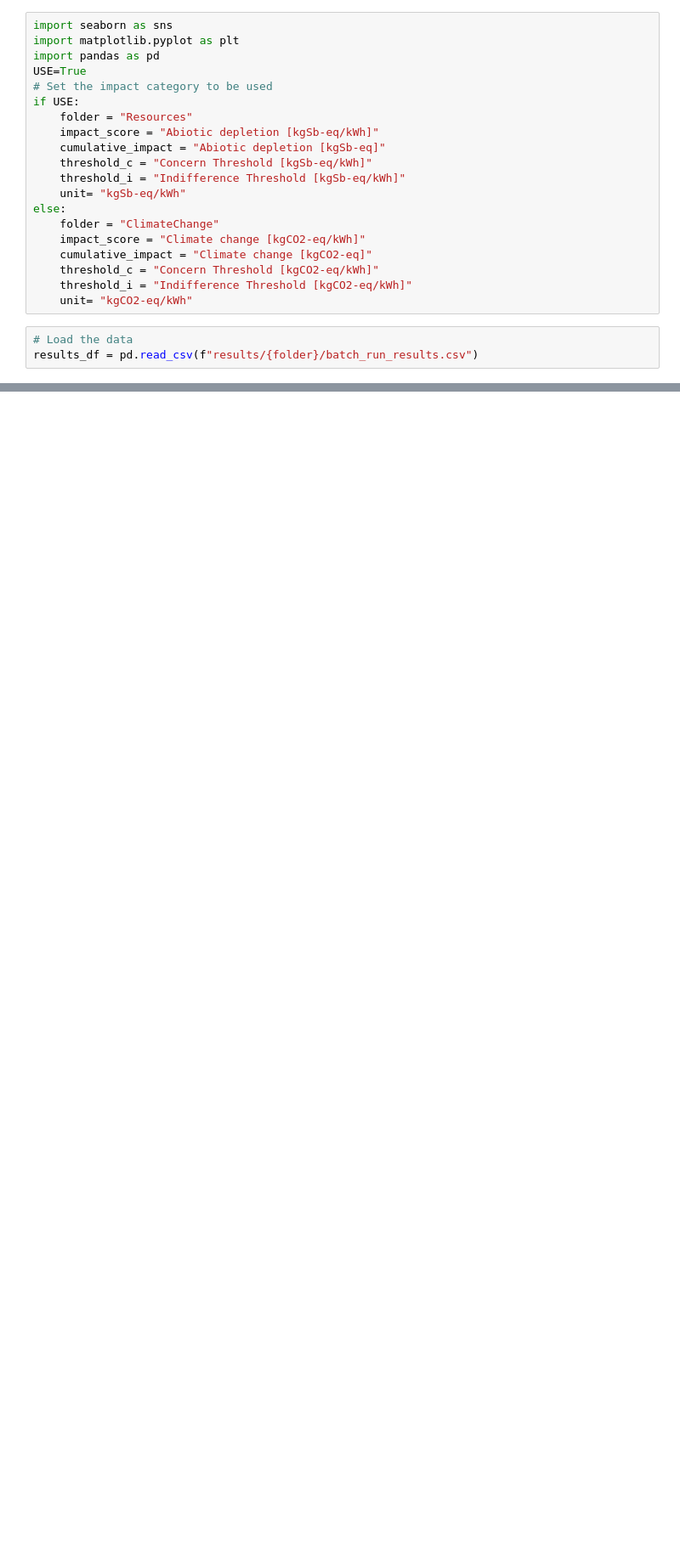
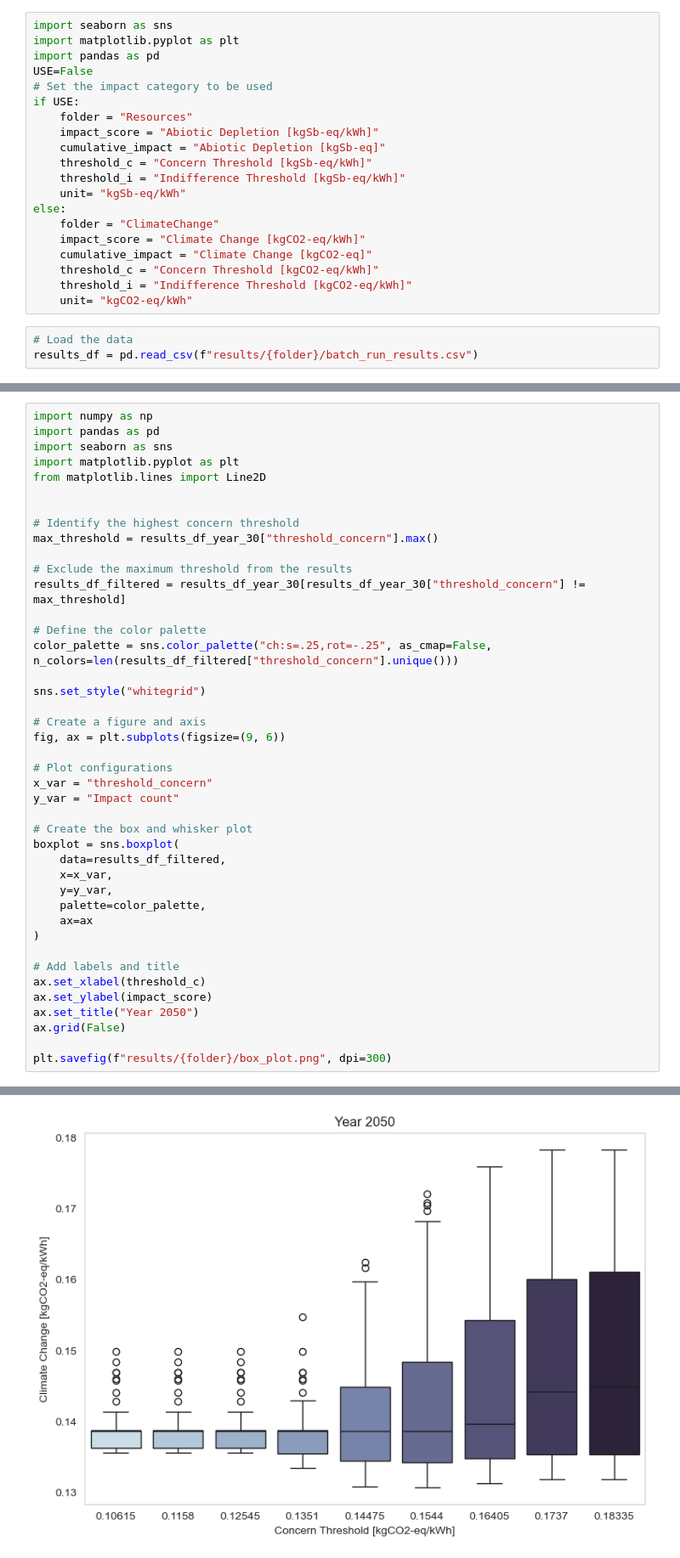
Before and after one commit to rivm-syso/PV-ABM-LCA, a Jupyter notebook: batch_visualize.ipynb, the cells around one changed output, grey strips where cells are left out. Shown: that part at 85% size. Drawn from its saved outputs; the diff is of its cells as text; blank space fills up the shorter version.

```diff
--- a/batch_visualize.ipynb
+++ b/batch_visualize.ipynb
@@ -2,19 +2,19 @@
 import seaborn as sns
 import matplotlib.pyplot as plt
 import pandas as pd
-USE=True
+USE=False
 # Set the impact category to be used
 if USE:
     folder = "Resources"
-    impact_score = "Abiotic depletion [kgSb-eq/kWh]"
-    cumulative_impact = "Abiotic depletion [kgSb-eq]"
+    impact_score = "Abiotic Depletion [kgSb-eq/kWh]"
+    cumulative_impact = "Abiotic Depletion [kgSb-eq]"
     threshold_c = "Concern Threshold [kgSb-eq/kWh]"
     threshold_i = "Indifference Threshold [kgSb-eq/kWh]"
     unit= "kgSb-eq/kWh"
 else:
     folder = "ClimateChange"
-    impact_score = "Climate change [kgCO2-eq/kWh]"
-    cumulative_impact = "Climate change [kgCO2-eq]"
+    impact_score = "Climate Change [kgCO2-eq/kWh]"
+    cumulative_impact = "Climate Change [kgCO2-eq]"
     threshold_c = "Concern Threshold [kgCO2-eq/kWh]"
     threshold_i = "Indifference Threshold [kgCO2-eq/kWh]"
     unit= "kgCO2-eq/kWh"
@@ -255,0 +537,43 @@ filtered_df
+# %%
+import numpy as np
+import pandas as pd
+import seaborn as sns
+import matplotlib.pyplot as plt
+from matplotlib.lines import Line2D
+
+
+# Identify the highest concern threshold
+max_threshold = results_df_year_30["threshold_concern"].max()
+
+# Exclude the maximum threshold from the results
+results_df_filtered = results_df_year_30[results_df_year_30["threshold_concern"] != max_threshold]
+
+# Define the color palette
+color_palette = sns.color_palette("ch:s=.25,rot=-.25", as_cmap=False, n_colors=len(results_df_filtered["threshold_concern"].unique()))
+
+sns.set_style("whitegrid")
+
+# Create a figure and axis
+fig, ax = plt.subplots(figsize=(9, 6))
+
+# Plot configurations
+x_var = "threshold_concern"
+y_var = "Impact count"
+
+# Create the box and whisker plot
+boxplot = sns.boxplot(
+    data=results_df_filtered,
+    x=x_var,
+    y=y_var,
+    palette=color_palette,
+    ax=ax
+)
+
+# Add labels and title
+ax.set_xlabel(threshold_c)
+ax.set_ylabel(impact_score)
+ax.set_title("Year 2050")
+ax.grid(False)
+
+plt.savefig(f"results/{folder}/box_plot.png", dpi=300)
+# %% [output]
@@ -255,0 +581 @@ filtered_df
+[figure, added]
```
Also changed, not shown: parts of 13 cells of this notebook, 1 other file.
